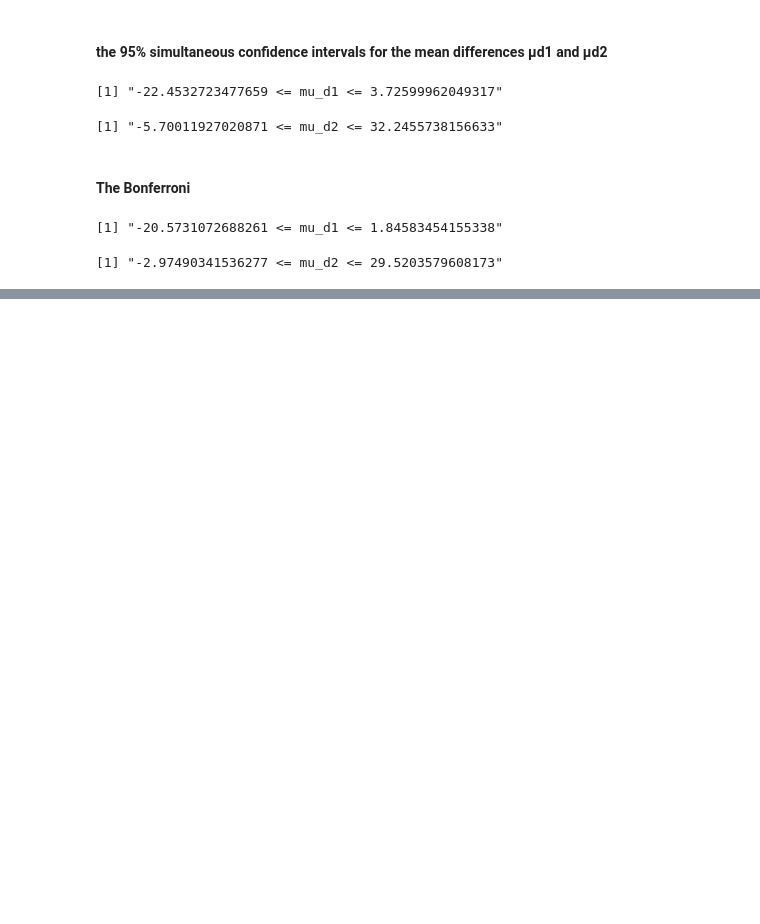
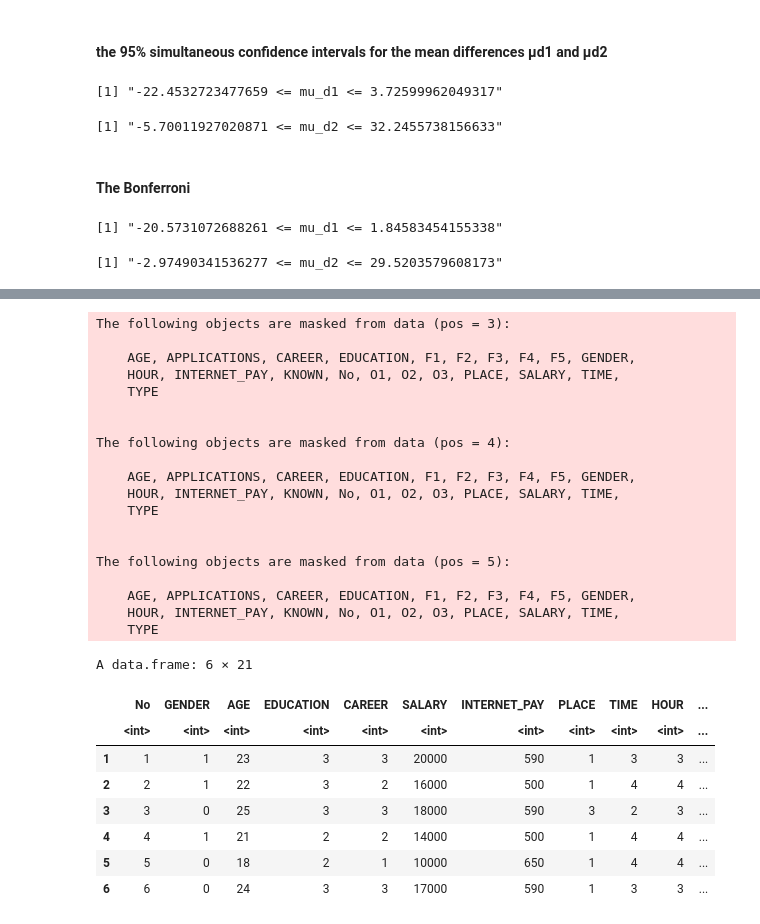
Before and after one commit to Patsee/data_viz, a Jupyter notebook: ทดสอบโค้ด_multi.ipynb, the cells around one changed output, grey strips where cells are left out. Cells and saved outputs as stored; diff of their text form; code cells hidden in the pictures; blank space fills up the shorter version.

```diff
--- a/ทดสอบโค้ด_multi.ipynb
+++ b/ทดสอบโค้ด_multi.ipynb
@@ -711,0 +801,32 @@ paste(L2,"<= mu_d2 <=",U2)
+# %%
+attach(data)
+head(data)
+# %% [output]
+The following objects are masked from data (pos = 3):
+
+    AGE, APPLICATIONS, CAREER, EDUCATION, F1, F2, F3, F4, F5, GENDER,
+    HOUR, INTERNET_PAY, KNOWN, No, O1, O2, O3, PLACE, SALARY, TIME,
+    TYPE
+
+
+The following objects are masked from data (pos = 4):
+
+    AGE, APPLICATIONS, CAREER, EDUCATION, F1, F2, F3, F4, F5, GENDER,
+    HOUR, INTERNET_PAY, KNOWN, No, O1, O2, O3, PLACE, SALARY, TIME,
+    TYPE
+
+
+The following objects are masked from data (pos = 5):
+
+    AGE, APPLICATIONS, CAREER, EDUCATION, F1, F2, F3, F4, F5, GENDER,
+    HOUR, INTERNET_PAY, KNOWN, No, O1, O2, O3, PLACE, SALARY, TIME,
+    TYPE
+A data.frame: 6 × 21
+|  | No | GENDER | AGE | EDUCATION | CAREER | SALARY | INTERNET_PAY | PLACE | TIME | HOUR | ... |
+|  | <int> | <int> | <int> | <int> | <int> | <int> | <int> | <int> | <int> | <int> | ... |
+| 1 | 1 | 1 | 23 | 3 | 3 | 20000 | 590 | 1 | 3 | 3 | ... |
+| 2 | 2 | 1 | 22 | 3 | 2 | 16000 | 500 | 1 | 4 | 4 | ... |
+| 3 | 3 | 0 | 25 | 3 | 3 | 18000 | 590 | 3 | 2 | 3 | ... |
+| 4 | 4 | 1 | 21 | 2 | 2 | 14000 | 500 | 1 | 4 | 4 | ... |
+| 5 | 5 | 0 | 18 | 2 | 1 | 10000 | 650 | 1 | 4 | 4 | ... |
+| 6 | 6 | 0 | 24 | 3 | 3 | 17000 | 590 | 1 | 3 | 3 | ... |
```
Also changed, not shown: parts of 17 cells of this notebook.
